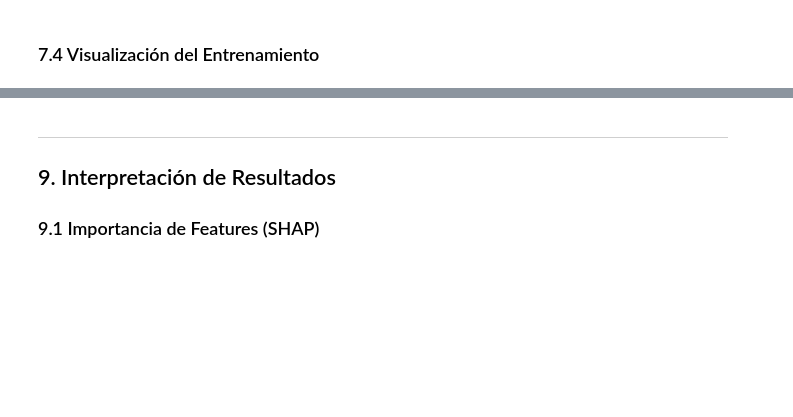
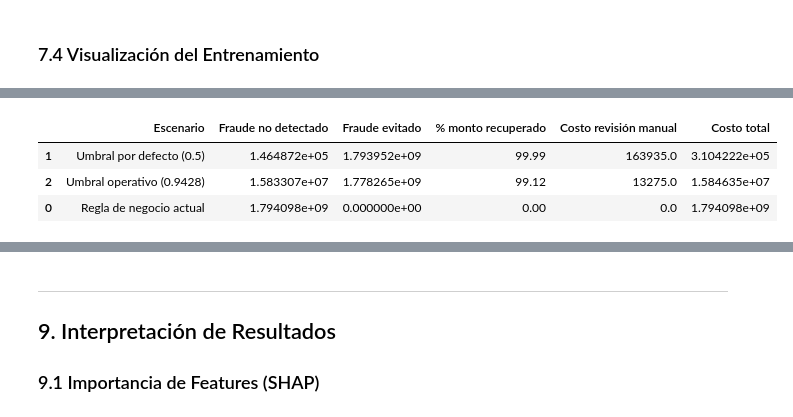
Before and after one commit to ddiazs-cyber/Trabajo-Final---BIG-DATA, a Jupyter notebook: notebooks/final_project.ipynb, the cells around one changed output, grey strips where cells are left out. Drawn from its saved outputs; the diff is of its cells as text; code cells hidden in the pictures; blank space fills up the shorter version.

```diff
--- a/notebooks/final_project.ipynb
+++ b/notebooks/final_project.ipynb
@@ -2322,0 +2655,88 @@ plt.show()
+# %%
+# =====================================================
+# IMPACTO ECONÓMICO DE LOS ERRORES DEL MODELO
+# =====================================================
+
+print("=" * 70)
+print("CUANTIFICACIÓN ECONÓMICA")
+print("=" * 70)
+
+# Recuperar los montos originales. X_test['amount'] está en escala log1p (sección 5.4),
+# por lo que se invierte con expm1. Si df_clean sigue en memoria se usa como fuente
+# primaria por ser el valor exacto sin pérdida de precisión.
+try:
+    montos_test = df_clean.loc[X_test.index, 'amount'].values
+    print("   Fuente de montos: df_clean (valores originales)")
+except (NameError, KeyError):
+    montos_test = np.expm1(X_test['amount'].values)
+    print("   Fuente de montos: inversión de log1p sobre X_test")
+
+COSTO_REVISION_MANUAL = 15.0   # SUPUESTO: costo unitario de revisar una alerta
+                               # Calibrar con el área de operaciones antes de decidir.
+
+monto_fraude_total = montos_test[y_true == 1].sum()
+print(f"\n💰 Monto total en fraude dentro del conjunto de test: {monto_fraude_total:,.2f}")
+print(f"   Monto promedio por transacción fraudulenta: "
+      f"{montos_test[y_true == 1].mean():,.2f}")
+
+filas_economicas = []
+escenarios_umbral = {
+    'Regla de negocio actual': None,
+    'Umbral por defecto (0.5)': 0.5,
+    f'Umbral operativo ({UMBRAL_OPERATIVO:.4f})': UMBRAL_OPERATIVO,
+}
+
+for nombre, u in escenarios_umbral.items():
+    if u is None:
+        if 'isFlaggedFraud' not in X_test.columns:
+            continue
+        y_p = X_test['isFlaggedFraud'].values.astype(int)
+    else:
+        y_p = (y_proba_pytorch >= u).astype(int)
+
+    mask_fn = (y_true == 1) & (y_p == 0)
+    mask_tp = (y_true == 1) & (y_p == 1)
+    n_fp = int(((y_true == 0) & (y_p == 1)).sum())
+
+    perdida_fn = montos_test[mask_fn].sum()
+    evitado_tp = montos_test[mask_tp].sum()
+    costo_fp = n_fp * COSTO_REVISION_MANUAL
+
+    filas_economicas.append({
+        'Escenario': nombre,
+        'Fraude no detectado': round(perdida_fn, 2),
+        'Fraude evitado': round(evitado_tp, 2),
+        '% monto recuperado': round(evitado_tp / monto_fraude_total * 100, 2),
+        'Costo revisión manual': round(costo_fp, 2),
+        'Costo total': round(perdida_fn + costo_fp, 2),
+    })
+
+df_economico = pd.DataFrame(filas_economicas).sort_values('Costo total')
+display(df_economico)
+
+mejor_esc = df_economico.iloc[0]
+peor_esc = df_economico.iloc[-1]
+print(f"\n🏆 Escenario de menor costo total: {mejor_esc['Escenario']}")
+print(f"   Ahorro frente a '{peor_esc['Escenario']}': "
+      f"{peor_esc['Costo total'] - mejor_esc['Costo total']:,.2f}")
+print(f"\n   ⚠️ El costo de revisión manual depende del supuesto "
+      f"COSTO_REVISION_MANUAL = {COSTO_REVISION_MANUAL}. "
+      f"Debe validarse con el área de operaciones.")
+
+# =====================================================
+# PERSISTENCIA DE RESULTADOS PARA LAS SECCIONES 9 Y 10
+# =====================================================
+resultados_evaluacion = {
+    'comparacion_modelos': df_comparacion,
+    'escenarios_umbral': pd.DataFrame(escenarios),
+    'impacto_economico': df_economico,
+    'umbral_operativo': UMBRAL_OPERATIVO,
+    'prevalencia_test': float(prevalencia),
+    'n_test': int(len(y_true)),
+    'n_fraudes_test': int(n_fraudes),
+    'y_true': y_true,
+    'y_proba_pytorch': y_proba_pytorch,
+    'y_proba_keras': y_proba_keras,
+}
+print("\n✅ Resultados almacenados en `resultados_evaluacion` para las secciones 9 y 10.")
+# %% [output]
@@ -2322,0 +2750,4 @@ plt.show()
+|  | Escenario | Fraude no detectado | Fraude evitado | % monto recuperado | Costo revisión manual | Costo total |
+| 1 | Umbral por defecto (0.5) | 1.464872e+05 | 1.793952e+09 | 99.99 | 163935.0 | 3.104222e+05 |
+| 2 | Umbral operativo (0.9428) | 1.583307e+07 | 1.778265e+09 | 99.12 | 13275.0 | 1.584635e+07 |
+| 0 | Regla de negocio actual | 1.794098e+09 | 0.000000e+00 | 0.00 | 0.0 | 1.794098e+09 |
```
Also changed, not shown: parts of 18 cells of this notebook.
